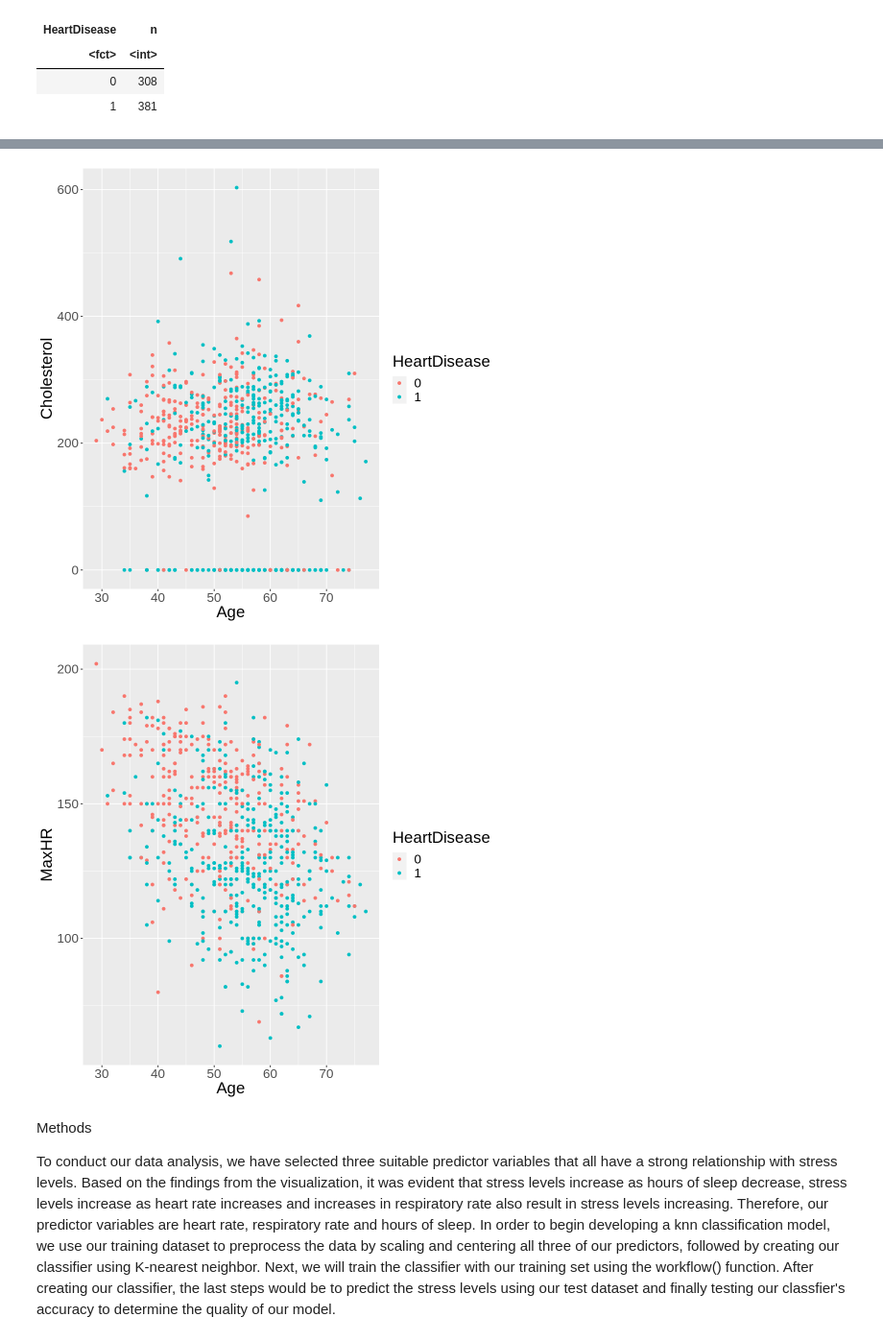
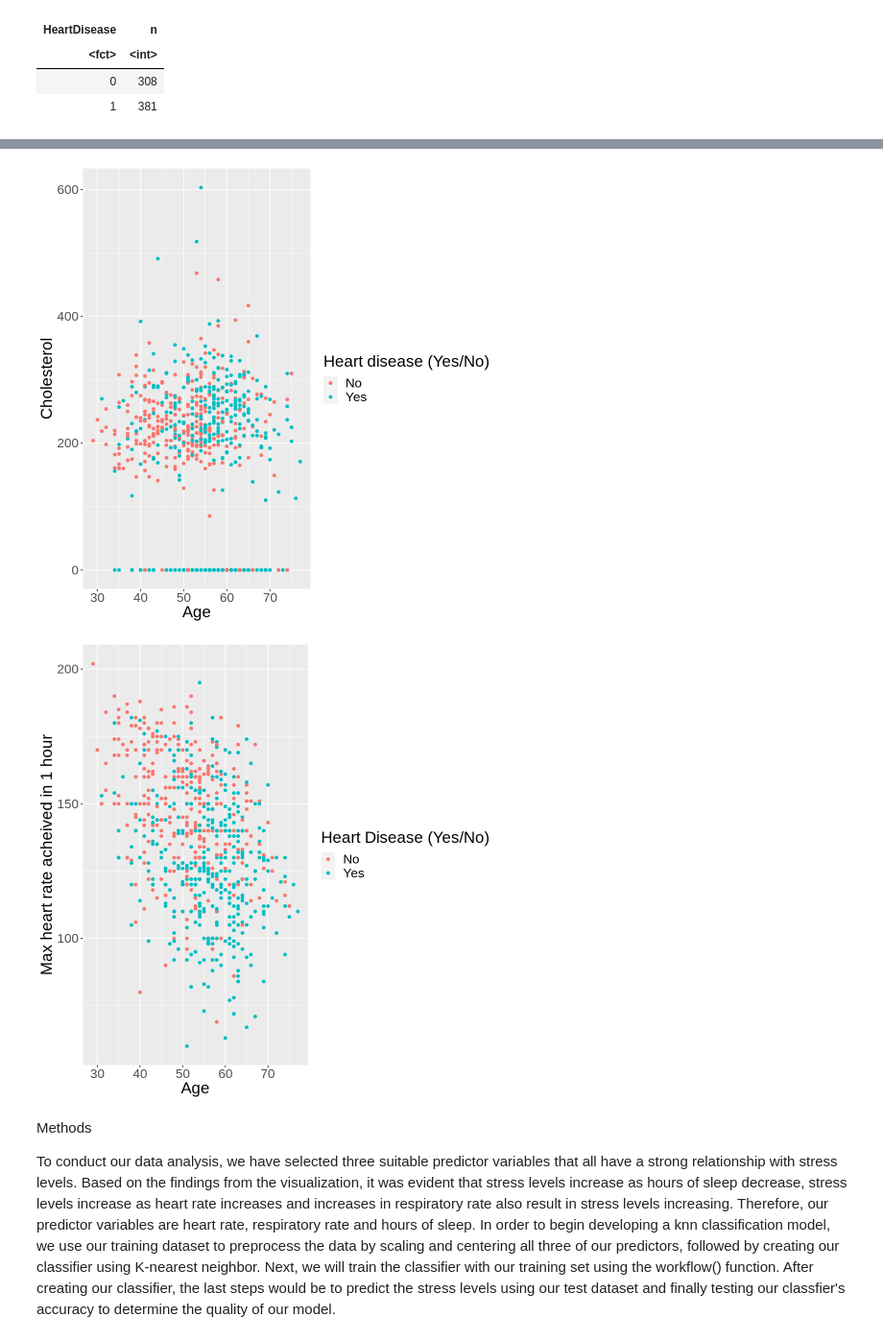
Before and after one commit to amasood01/Heart-Failure-Data--DSCI100, a Jupyter notebook: Group_project_report.ipynb, the cells around one changed output, grey strips where cells are left out. Shown at 96% size. Saved outputs shown, nothing was run; the diff lists cells and outputs as text; code cells hidden in the pictures.

```diff
--- a/Group_project_report.ipynb
+++ b/Group_project_report.ipynb
@@ -136,23 +133,23 @@ heart_train_plot_1
 # %%
 options(repr.plot.width = 8, repr.plot.height = 8)
-heart_train_plot_1 <- ggplot(heart_train, aes(x = Age, y = Cholesterol , color = HeartDisease))+
+heart_train_plot_1 <- ggplot(heart_train, aes(x = Age, y = Cholesterol, color = HeartDisease))+
 geom_point() +
-xlab("Age") +
-ylab("Cholesterol")+
+labs(x = "Age", y = "Cholesterol", color = "Heart disease (Yes/No)")+
+scale_colour_discrete(labels = c("No","Yes"))+
 theme(text=element_text(size=20))
 heart_train_plot_1
 # %% [output]
-[figure, old version]
+[figure, new version]
 # %%
 options(repr.plot.width = 8, repr.plot.height = 8)
 heart_train_plot_1 <- ggplot(heart_train, aes(x = Age, y = MaxHR , color = HeartDisease))+
 geom_point() +
-xlab("Age") +
-ylab("MaxHR")+
+labs(x = "Age", y = "Max heart rate acheived in 1 hour", color = "Heart Disease (Yes/No)")+
+scale_colour_discrete(labels = c("No","Yes"))+
 theme(text=element_text(size=20))
 heart_train_plot_1
 # %% [output]
-[figure, old version]
+[figure, new version]
 # %% [markdown]
 Methods
 
```
Also changed, not shown: parts of 4 cells of this notebook.
